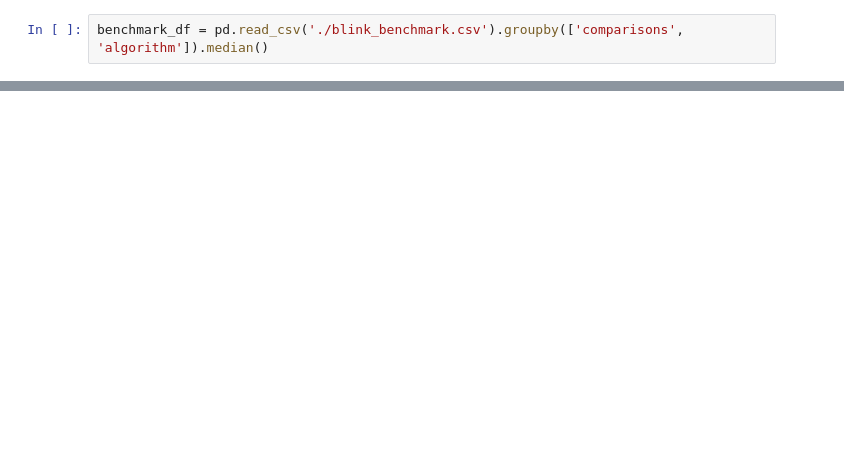
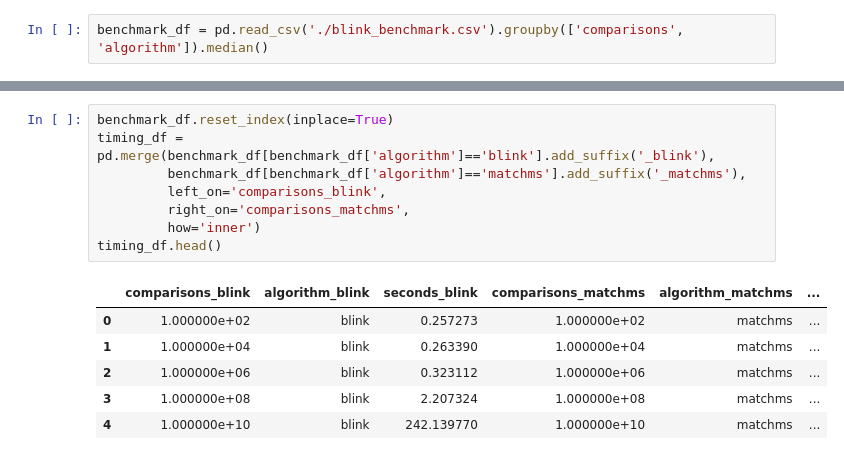
Before and after one commit to biorack/blink, a Jupyter notebook: example/blink-example.ipynb, the cells around one changed output, grey strips where cells are left out. Cells and saved outputs as stored; diff of their text form; blank space fills up the shorter version.

```diff
--- a/example/blink-example.ipynb
+++ b/example/blink-example.ipynb
@@ -66,0 +98,15 @@ plt.yscale('log')
+# %%
+benchmark_df.reset_index(inplace=True)
+timing_df = pd.merge(benchmark_df[benchmark_df['algorithm']=='blink'].add_suffix('_blink'),
+         benchmark_df[benchmark_df['algorithm']=='matchms'].add_suffix('_matchms'),
+         left_on='comparisons_blink',
+         right_on='comparisons_matchms',
+         how='inner')
+timing_df.head()
+# %% [output]
+|  | comparisons_blink | algorithm_blink | seconds_blink | comparisons_matchms | algorithm_matchms | ... |
+| 0 | 1.000000e+02 | blink | 0.257273 | 1.000000e+02 | matchms | ... |
+| 1 | 1.000000e+04 | blink | 0.263390 | 1.000000e+04 | matchms | ... |
+| 2 | 1.000000e+06 | blink | 0.323112 | 1.000000e+06 | matchms | ... |
+| 3 | 1.000000e+08 | blink | 2.207324 | 1.000000e+08 | matchms | ... |
+| 4 | 1.000000e+10 | blink | 242.139770 | 1.000000e+10 | matchms | ... |
```
Also changed, not shown: parts of 11 cells of this notebook.
